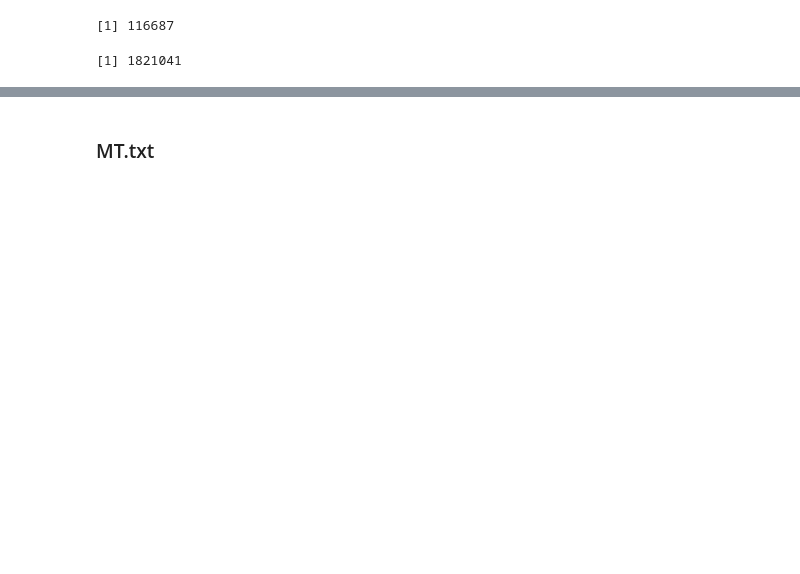
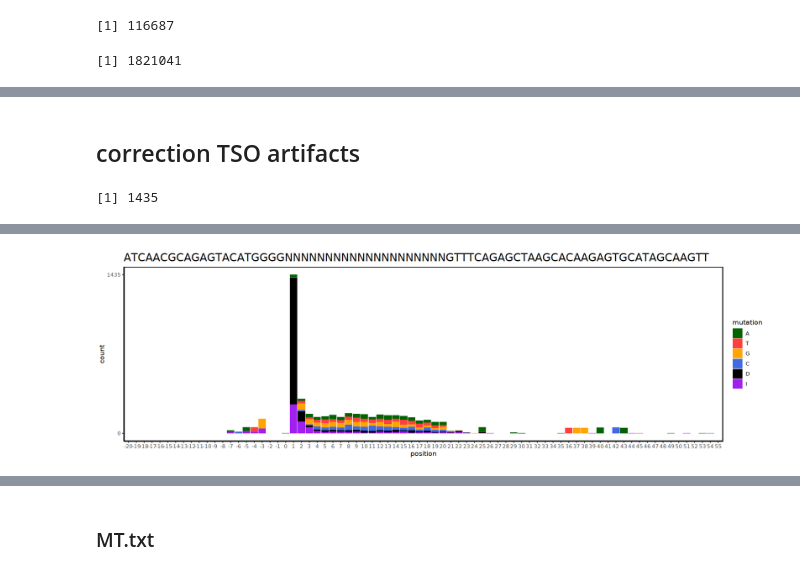
Before and after one commit to FunctionalEpigeneticsLab/GiRAFR, a Jupyter notebook: jupyter_notebooks/Replogle_Cell.ipynb, the cells around one changed output, grey strips where cells are left out. Saved outputs shown, nothing was run; the diff lists cells and outputs as text; code cells hidden in the pictures; blank space fills up the shorter version.

```diff
--- a/jupyter_notebooks/Replogle_Cell.ipynb
+++ b/jupyter_notebooks/Replogle_Cell.ipynb
@@ -31,0 +154,35 @@ nrow(gRNA_UMI_variant) - nrow(tmp) # wildtype UMIs
+# %% [markdown]
+## correction TSO artifacts
+# %%
+#save_pdf <- paste0(output_dir, '.all.MT_position_adjusted_TSO.pdf')
+#pdf(save_pdf, width = 16, height = 5)
+MT2 <- MT
+MT2[which(MT2$structure == 'TSO'), 'position'] <- MT2[which(MT2$structure == 'TSO'), 'position']-30
+MT2[which(MT2$structure == 'gRNA'), 'position'] <- MT2[which(MT2$structure == 'gRNA'), 'position'] - 1
+MT2[which(MT2$structure == 'Rest'),'position'] <- MT2[which(MT2$structure == 'Rest'),'position']+20
+
+MT2 <- MT2[-which(MT2$position %in% c(-1, -2,0) & MT2$mutation2 %in% c('I','D')),]
+
+#########
+MT2$dedup <- paste0(MT2$`gene name`, MT2$structure, MT2$`structure length`, MT2$position, MT2$mutation)
+
+tmp <- MT2 %>% group_by(`variant number`) %>% summarise(mutations = list(dedup))
+MT2 <- MT2[which(!MT2$`variant number` %in% tmp$`variant number`[duplicated(tmp$mutations)]),]
+rm(tmp)
+#########
+
+MT2$position <- factor(MT2$position, levels = seq(-20,55, by =1))
+MT2$mutation2 <- factor(MT2$mutation2, levels = c('A','T','G','C','D','I'))
+
+max(table(MT2$position))
+options(repr.plot.width = 16, repr.plot.height = 5)
+ggplot(MT2,
+       aes(x = as.factor(position), fill = mutation2)) + geom_bar(stat = 'count')+
+scale_fill_manual("mutation", values = my_colors)+xlab('position') +theme_classic() +
+theme( panel.border =element_rect(colour = 'black', fill = NA, size = 1),
+      plot.title = element_text(size = 18))+scale_x_discrete(limits = levels(MT2$position))+
+ggtitle(label = 'ATCAACGCAGAGTACATGGGGNNNNNNNNNNNNNNNNNNNNGTTTCAGAGCTAAGCACAAGAGTGCATAGCAAGTT')+
+scale_y_continuous(breaks = c(0,max(table(MT2$position))))
+#dev.off()
+# %% [output]
+[1] 1435
@@ -31,0 +191 @@ nrow(gRNA_UMI_variant) - nrow(tmp) # wildtype UMIs
+[figure, added]
```
Also changed, not shown: parts of 81 cells of this notebook, 11 other files.
